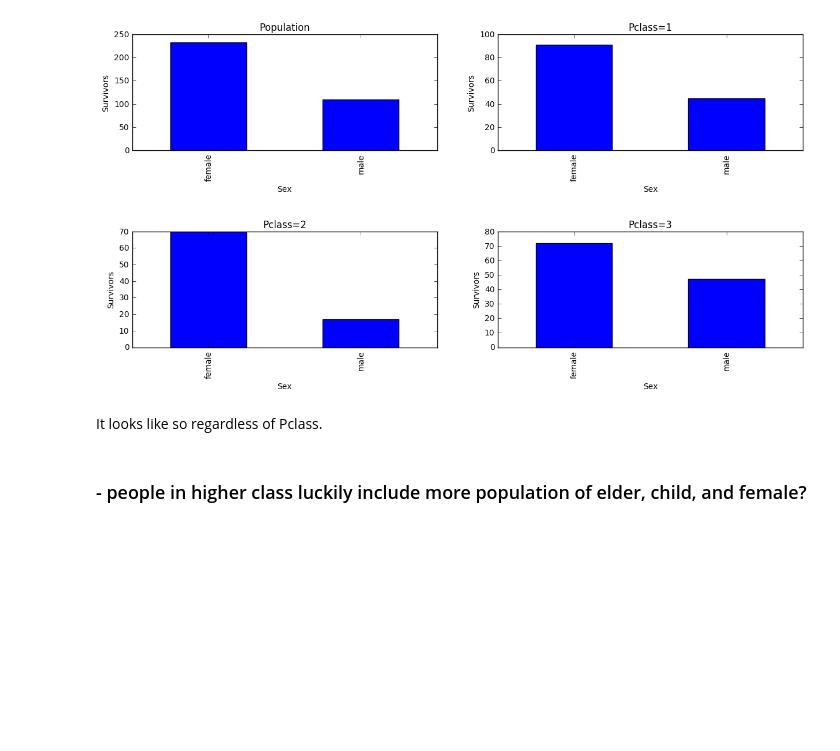
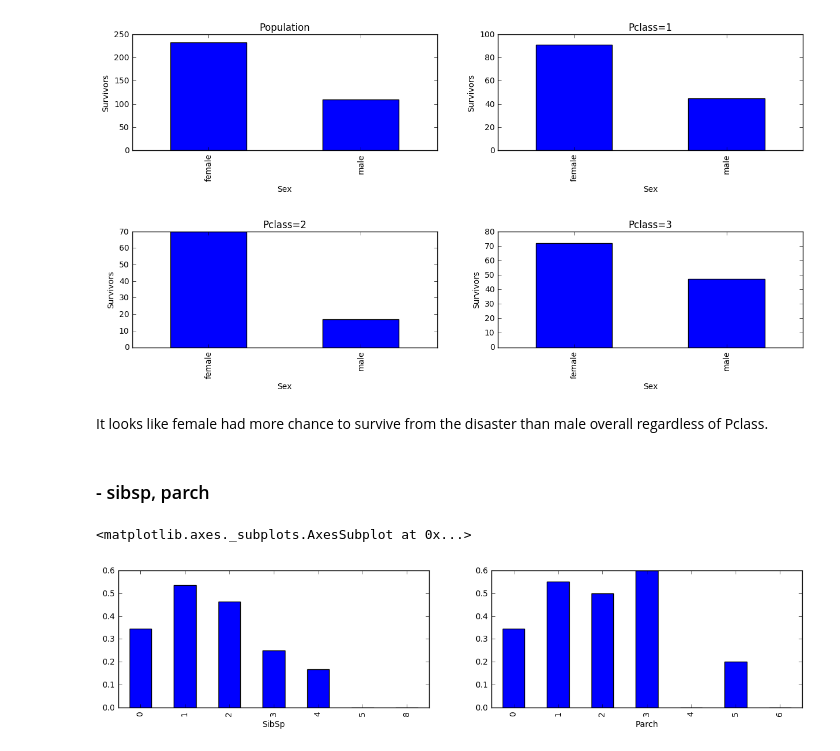
Before and after one commit to deep-diver/Data-Analysis-on-Titanic, a Jupyter notebook: titanic-analysis.ipynb, the cells around one changed output. Saved outputs shown, nothing was run; the diff lists cells and outputs as text; code cells hidden in the pictures; blank space fills up the shorter version.

Commit message:
added more analysis on SibSp and Parch

```diff
--- a/titanic-analysis.ipynb
+++ b/titanic-analysis.ipynb
@@ -174,6 +173,21 @@ fig.subplots_adjust(hspace=0.7)
 # %% [output]
 [figure]
 # %% [markdown]
-It looks like so regardless of Pclass.
+It looks like female had more chance to survive from the disaster than male overall regardless of Pclass.
-# %% [markdown]
-### - people in higher class luckily include more population of elder, child, and female?
+# %% [markdown]
+### - sibsp, parch
+# %%
+fig, ax = plt.subplots(1, 2, figsize=(15, 3))
+
+titanic_df.groupby('SibSp').mean()['Survived'].plot(kind='bar', ax=ax[0])
+titanic_df.groupby('Parch').mean()['Survived'].plot(kind='bar', ax=ax[1])
+
+# titanic_df.groupby(['Pclass', 'SibSp']).mean()['Survived'].plot(kind='bar', ax=ax[1][0])
+# titanic_df.groupby(['Pclass', 'Parch']).mean()['Survived'].plot(kind='bar', ax=ax[1][1])
+
+# print titanic_df.groupby(['Pclass', 'SibSp']).groups
+
+# fig.subplots_adjust(hspace=0.3)
+# %% [output]
+<matplotlib.axes._subplots.AxesSubplot at 0x...>
+[figure, added]
```
Also changed, not shown: parts of 4 cells of this notebook.
